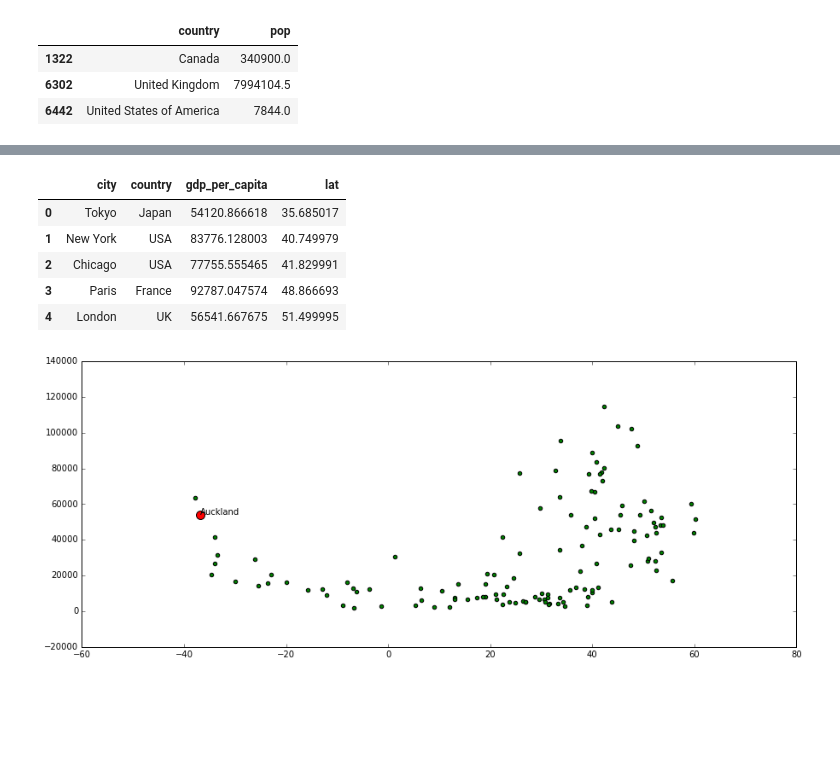
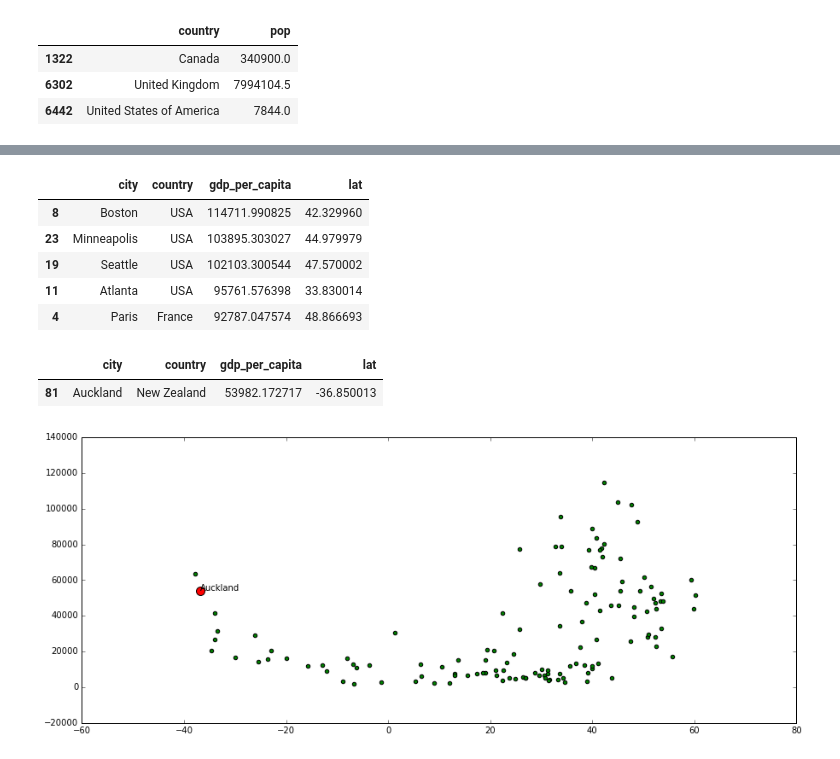
Before and after one commit to pletzer/jupyterMoons, a Jupyter notebook: SWC-NIWA-15Nov2016.ipynb, the cells around one changed output, grey strips where cells are left out. Cells and saved outputs as stored; diff of their text form; code cells hidden in the pictures; blank space fills up the shorter version.

```diff
--- a/SWC-NIWA-15Nov2016.ipynb
+++ b/SWC-NIWA-15Nov2016.ipynb
@@ -180,0 +189,3 @@ geo.loc[geo['city']=='London', ('country', 'pop')]
+# %%
+# remove some rows in the datasets
+geo.drop([574, 6946, 1322, 6442], inplace=True)
@@ -208,11 +224,11 @@ for row in gdp.iterrows():
         for row2 in df.iterrows():
             index2, data2 = row2
             pop2, lat2, country2 = data2
-            print(country, country2)
+            #print(country, country2)
             # UK and USA are called differently between the two tables
             if country2 == 'United Kingdom':
                 country2 = 'UK'
-            elif country2 == 'United States Of America':
+            elif country2 == 'United States of America':
                 country2 = 'USA'
 
             if country == country2:
@@ -236,14 +240,19 @@ Australia United States of America
 # %%
-# create a new data frame
+# create a new data frame with data combined from two tables
 gdpPerCapita = pandas.DataFrame({'city': city_names, 'lat': lats,
                        'gdp_per_capita': gdp_per_capita,
                       'country': countries})
-gdpPerCapita.head()
+gdpPerCapita.sort_values('gdp_per_capita', ascending=False).head()
 # %% [output]
 |  | city | country | gdp_per_capita | lat |
-| 0 | Tokyo | Japan | 54120.866618 | 35.685017 |
-| 1 | New York | USA | 83776.128003 | 40.749979 |
-| 2 | Chicago | USA | 77755.555465 | 41.829991 |
-| 3 | Paris | France | 92787.047574 | 48.866693 |
-| 4 | London | UK | 56541.667675 | 51.499995 |
+| 8 | Boston | USA | 114711.990825 | 42.329960 |
+| 23 | Minneapolis | USA | 103895.303027 | 44.979979 |
+| 19 | Seattle | USA | 102103.300544 | 47.570002 |
+| 11 | Atlanta | USA | 95761.576398 | 33.830014 |
+| 4 | Paris | France | 92787.047574 | 48.866693 |
+# %%
+gdpPerCapita[gdpPerCapita['country'] == 'New Zealand']
+# %% [output]
+|  | city | country | gdp_per_capita | lat |
+| 81 | Auckland | New Zealand | 53982.172717 | -36.850013 |
 # %%
```
Also changed, not shown: parts of 5 cells of this notebook.
